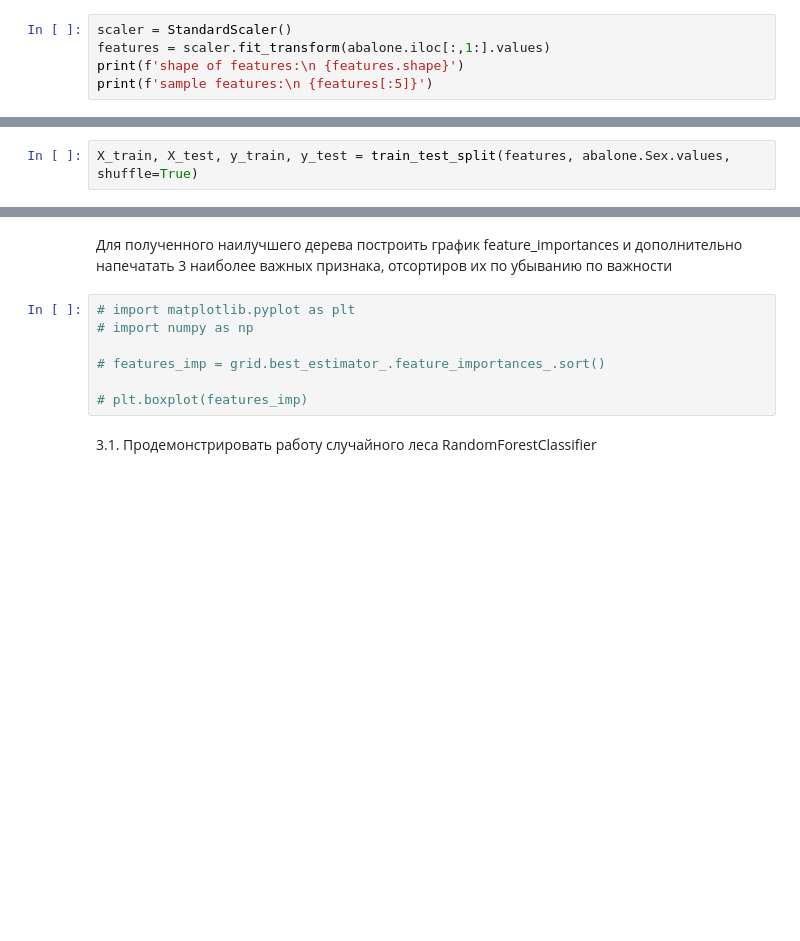
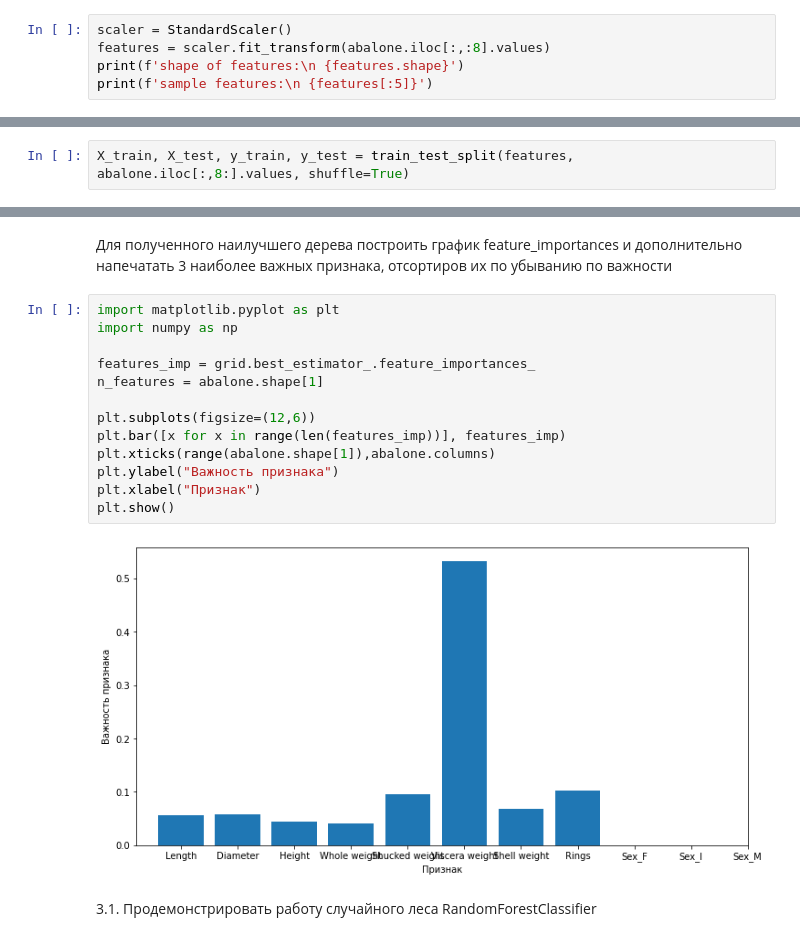
Before and after one commit to yaroslavtsepkov/data-analysis-tools, a Jupyter notebook: tree/05_tree_tsepkov_yaroslav.ipynb, the cells around one changed output, grey strips where cells are left out. Cells and saved outputs as stored; diff of their text form; blank space fills up the shorter version.

```diff
--- a/tree/05_tree_tsepkov_yaroslav.ipynb
+++ b/tree/05_tree_tsepkov_yaroslav.ipynb
@@ -50,7 +51,7 @@ from sklearn.model_selection import train_test_split
 from sklearn.metrics import classification_report as clfrep
 # %%
 scaler = StandardScaler()
-features = scaler.fit_transform(abalone.iloc[:,1:].values)
+features = scaler.fit_transform(abalone.iloc[:,:8].values)
 print(f'shape of features:\n {features.shape}')
 print(f'sample features:\n {features[:5]}')
 # %% [output]
@@ -68,7 +69,7 @@ sample features:
  [-1.61554351 -1.54070702 -1.42308663 -1.27208566 -1.2159678  -1.28733718
   -1.32075677 -0.91001299]]
 # %%
-X_train, X_test, y_train, y_test = train_test_split(features, abalone.Sex.values, shuffle=True)
+X_train, X_test, y_train, y_test = train_test_split(features, abalone.iloc[:,8:].values, shuffle=True)
 # %%
 clf_knn = KNeighborsClassifier().fit(X_train, y_train)
 clf_knn.score(X_test, y_test)
@@ -124,12 +125,20 @@ grid.score(X_test,y_test)
 # %% [markdown]
 Для полученного наилучшего дерева построить график feature_importances и дополнительно напечатать 3 наиболее важных признака, отсортиров их по убыванию по важности
-# %%
-# import matplotlib.pyplot as plt
-# import numpy as np
-
-# features_imp = grid.best_estimator_.feature_importances_.sort()
-
-# plt.boxplot(features_imp)
+# %%
+import matplotlib.pyplot as plt
+import numpy as np
+
+features_imp = grid.best_estimator_.feature_importances_
+n_features = abalone.shape[1]
+
+plt.subplots(figsize=(12,6))
+plt.bar([x for x in range(len(features_imp))], features_imp)
+plt.xticks(range(abalone.shape[1]),abalone.columns)
+plt.ylabel("Важность признака")
+plt.xlabel("Признак")
+plt.show()
+# %% [output]
+[figure, added]
 # %% [markdown]
 3.1. Продемонстрировать работу случайного леса RandomForestClassifier
 # %%
```
Also changed, not shown: parts of 12 cells of this notebook, 3 other files.
